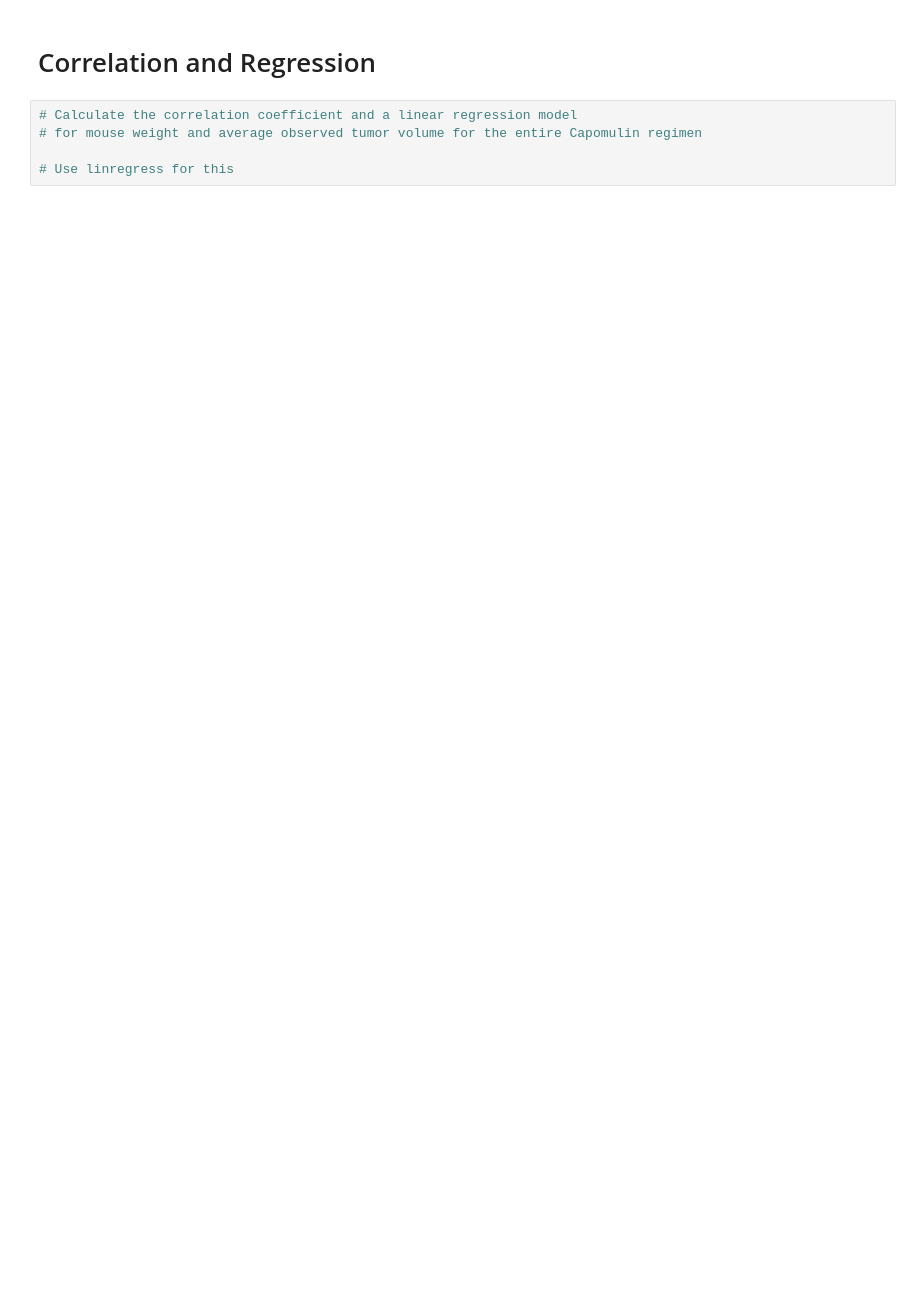
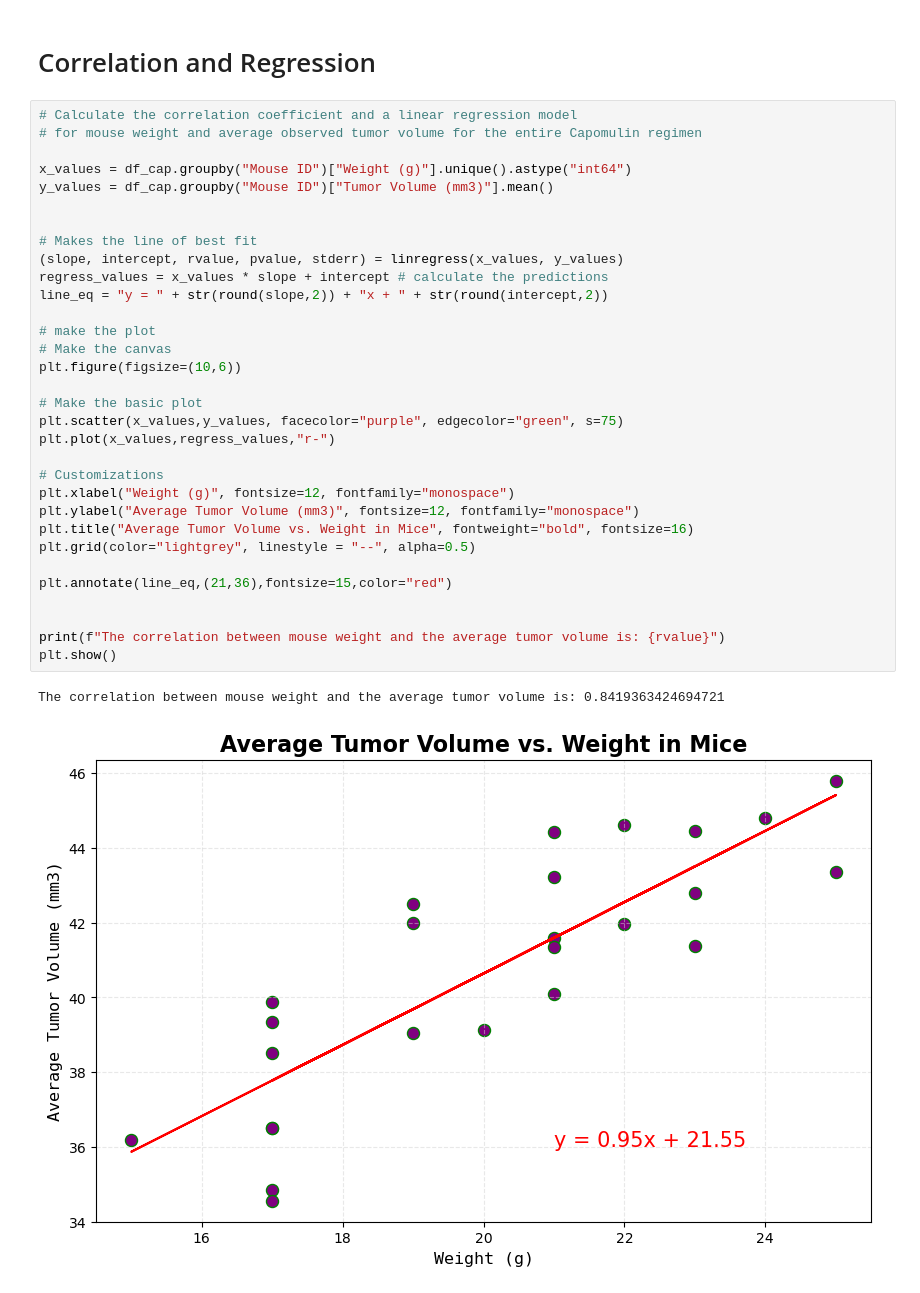
Before and after one commit to martabaker/ds_module_5_data_viz, a Jupyter notebook: Starter Code/Pymaceuticals/Pymaceuticals Inc..ipynb, the cells around one changed output. Drawn from its saved outputs; the diff is of its cells as text; blank space fills up the shorter version.

Commit message:
Finished Analysis and Correlation/Regression

```diff
--- a/Starter Code/Pymaceuticals/Pymaceuticals Inc..ipynb
+++ b/Starter Code/Pymaceuticals/Pymaceuticals Inc..ipynb
@@ -393,5 +394,35 @@ plt.show
 # %%
 # Calculate the correlation coefficient and a linear regression model
 # for mouse weight and average observed tumor volume for the entire Capomulin regimen
 
-# Use linregress for this
+x_values = df_cap.groupby("Mouse ID")["Weight (g)"].unique().astype("int64")
+y_values = df_cap.groupby("Mouse ID")["Tumor Volume (mm3)"].mean()
+
+
+# Makes the line of best fit
+(slope, intercept, rvalue, pvalue, stderr) = linregress(x_values, y_values)
+regress_values = x_values * slope + intercept # calculate the predictions
+line_eq = "y = " + str(round(slope,2)) + "x + " + str(round(intercept,2))
+
+# make the plot
+# Make the canvas
+plt.figure(figsize=(10,6))
+
+# Make the basic plot
+plt.scatter(x_values,y_values, facecolor="purple", edgecolor="green", s=75)
+plt.plot(x_values,regress_values,"r-")
+
+# Customizations
+plt.xlabel("Weight (g)", fontsize=12, fontfamily="monospace")
+plt.ylabel("Average Tumor Volume (mm3)", fontsize=12, fontfamily="monospace")
+plt.title("Average Tumor Volume vs. Weight in Mice", fontweight="bold", fontsize=16)
+plt.grid(color="lightgrey", linestyle = "--", alpha=0.5)
+
+plt.annotate(line_eq,(21,36),fontsize=15,color="red")
+
+
+print(f"The correlation between mouse weight and the average tumor volume is: {rvalue}")
+plt.show()
+# %% [output]
+The correlation between mouse weight and the average tumor volume is: 0.8419363424694721
+[figure, added]
```
Also changed, not shown: parts of 4 cells of this notebook.
